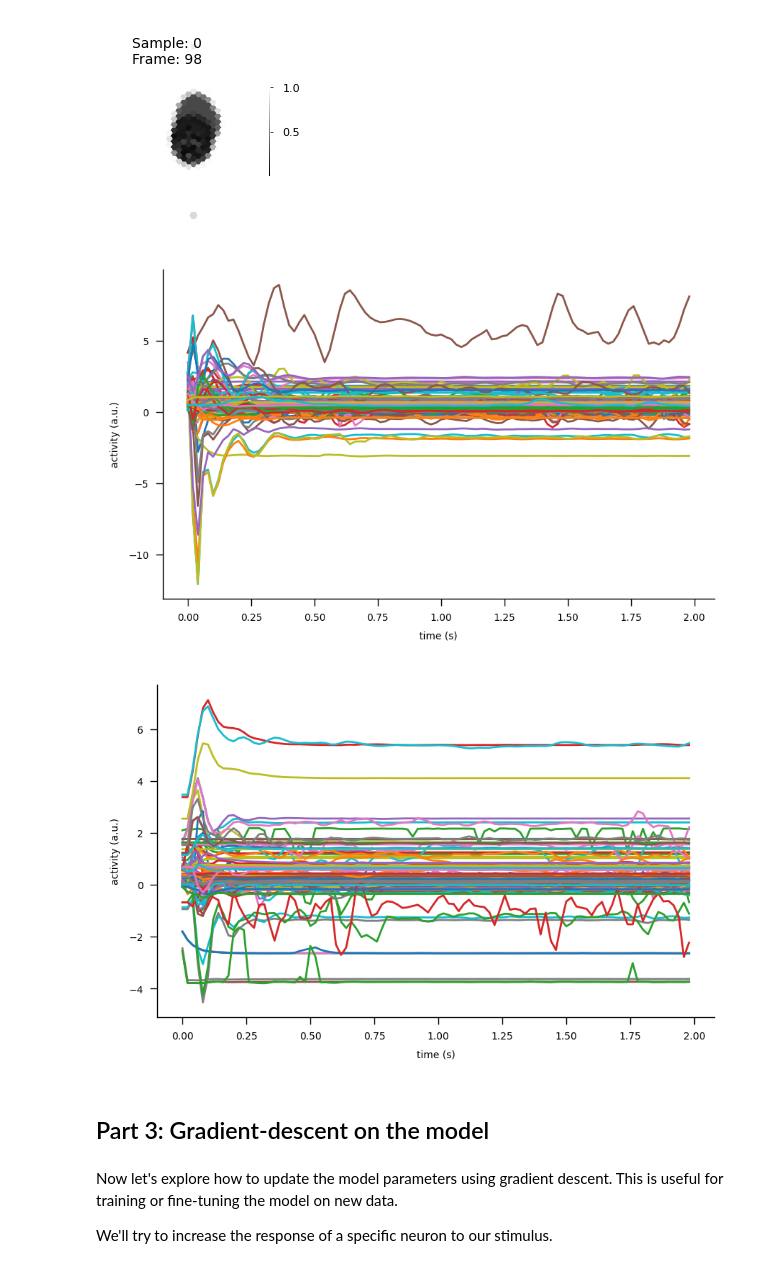
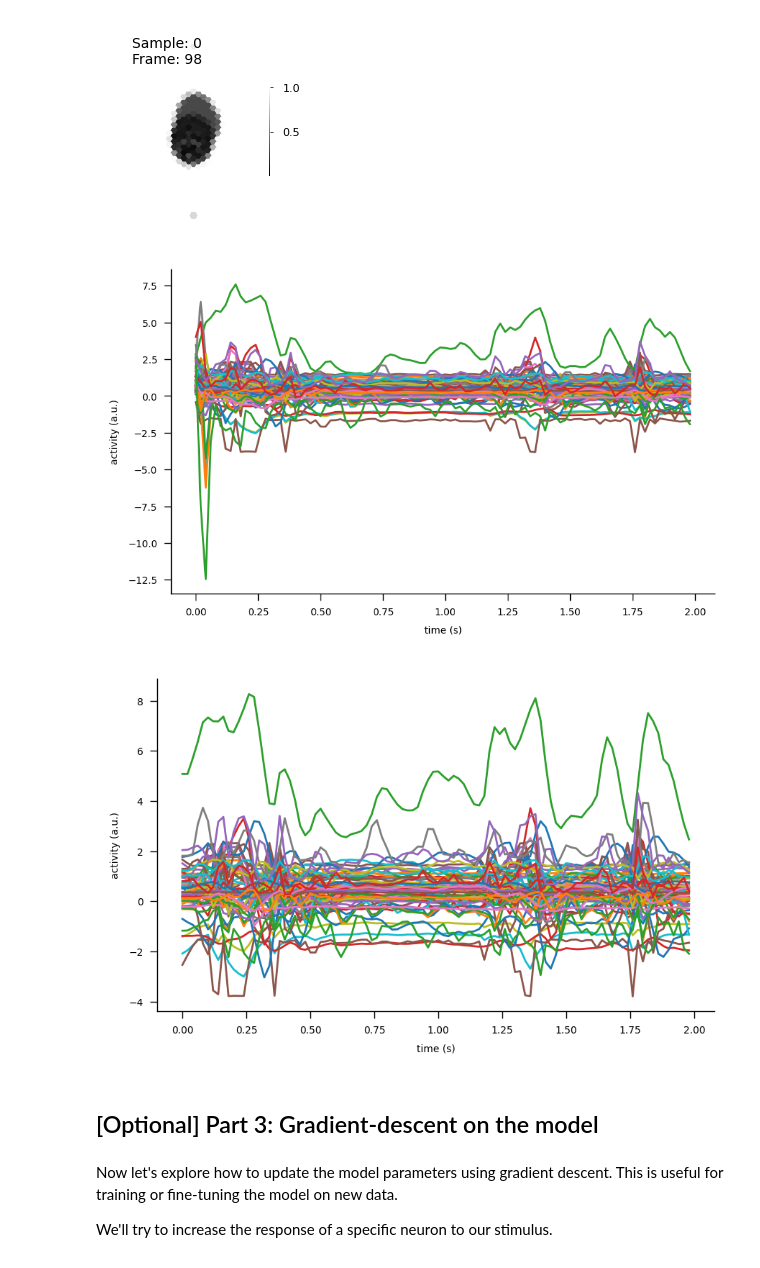
Before and after one commit to sjcabs/flyvis_tutorial, a Jupyter notebook: tutorials/00_flyvis_tutorial_using_the_model.ipynb, the cells around one changed output. Drawn from its saved outputs; the diff is of its cells as text; code cells hidden in the pictures.

```diff
--- a/00_flyvis_tutorial_using_the_model.ipynb
+++ b/tutorials/00_flyvis_tutorial_using_the_model.ipynb
@@ -204,0 +207,21 @@ plt.show()
+# %%
+# Let's reduce the initial transient response by using the steady state as initial state
+# initial_state = network.fade_in_state(t_fade_in=10.0, dt=dt, initial_frames=hex_frames[:,0])
+initial_state = network.steady_state(t_pre=1.0, dt=dt, batch_size=1)
+
+# Reset the stimulus buffer
+network.stimulus.zero()
+
+# Add the stimulus to a stimulus buffer
+network.stimulus.add_input(stimulus)
+
+# Run the model
+with torch.no_grad():
+    network_activity = network(network.stimulus(), dt=dt, state=initial_state)
+
+# Let's visualize the activity of all central cells
+time = np.arange(0, network_activity.shape[1]) * dt
+plt.plot(time, activity_by_type.central[:].squeeze().cpu())
+plt.xlabel("time (s)")
+plt.ylabel("activity (a.u.)")
+plt.show()
@@ -282,42 +305,44 @@ network.stimulus.add_input(hex_frames)
 with torch.no_grad():
     network_activity = network(network.stimulus(), dt=dt)
 
-# Let's visualize 100 random neurons
-random_neuron_idx = torch.randint(0, network_activity.shape[-1], (100,)).to()
+# Get activity by type
+activity_by_type = ActivityByType(network_activity, network.connectome, keepref=True)
+
+# Let's visualize the activity of all central cells
 time = np.arange(0, network_activity.shape[1]) * dt
-
-plt.plot(time, network_activity[0, :, random_neuron_idx].detach().cpu().numpy())
+plt.plot(time, activity_by_type.central[:].squeeze().cpu())
 plt.xlabel("time (s)")
 plt.ylabel("activity (a.u.)")
 plt.show()
 # %% [output]
-[figure, old version]
+[figure, new version]
 # %%
 # Let's reduce the initial transient response by using the steady state as initial state
 initial_state = network.steady_state(t_pre=1.0, dt=dt, batch_size=1)
 
 # Reset the stimulus buffer
 network.stimulus.zero()
 
 # Add the stimulus to a stimulus buffer
 network.stimulus.add_input(hex_frames)
 
 # Run the model
 with torch.no_grad():
     network_activity = network(network.stimulus(), dt=dt, state=initial_state)
 
-# Let's visualize 100 random neurons
-random_neuron_idx = torch.randint(0, network_activity.shape[-1], (100,)).to()
+# Get activity by type
+activity_by_type = ActivityByType(network_activity, network.connectome, keepref=True)
+
+# Let's visualize the activity of all central cells
 time = np.arange(0, network_activity.shape[1]) * dt
-
-plt.plot(time, network_activity[0, :, random_neuron_idx].detach().cpu().numpy())
+plt.plot(time, activity_by_type.central[:].squeeze().cpu())
 plt.xlabel("time (s)")
 plt.ylabel("activity (a.u.)")
 plt.show()
 # %% [output]
-[figure, old version]
+[figure, new version]
 # %% [markdown]
-## Part 3: Gradient-descent on the model
+## [Optional] Part 3: Gradient-descent on the model
 # %% [markdown]
 Now let's explore how to update the model parameters using gradient descent. This is useful for training or fine-tuning the model on new data.
 
```
Also changed, not shown: parts of 11 cells of this notebook, 6 other files.
